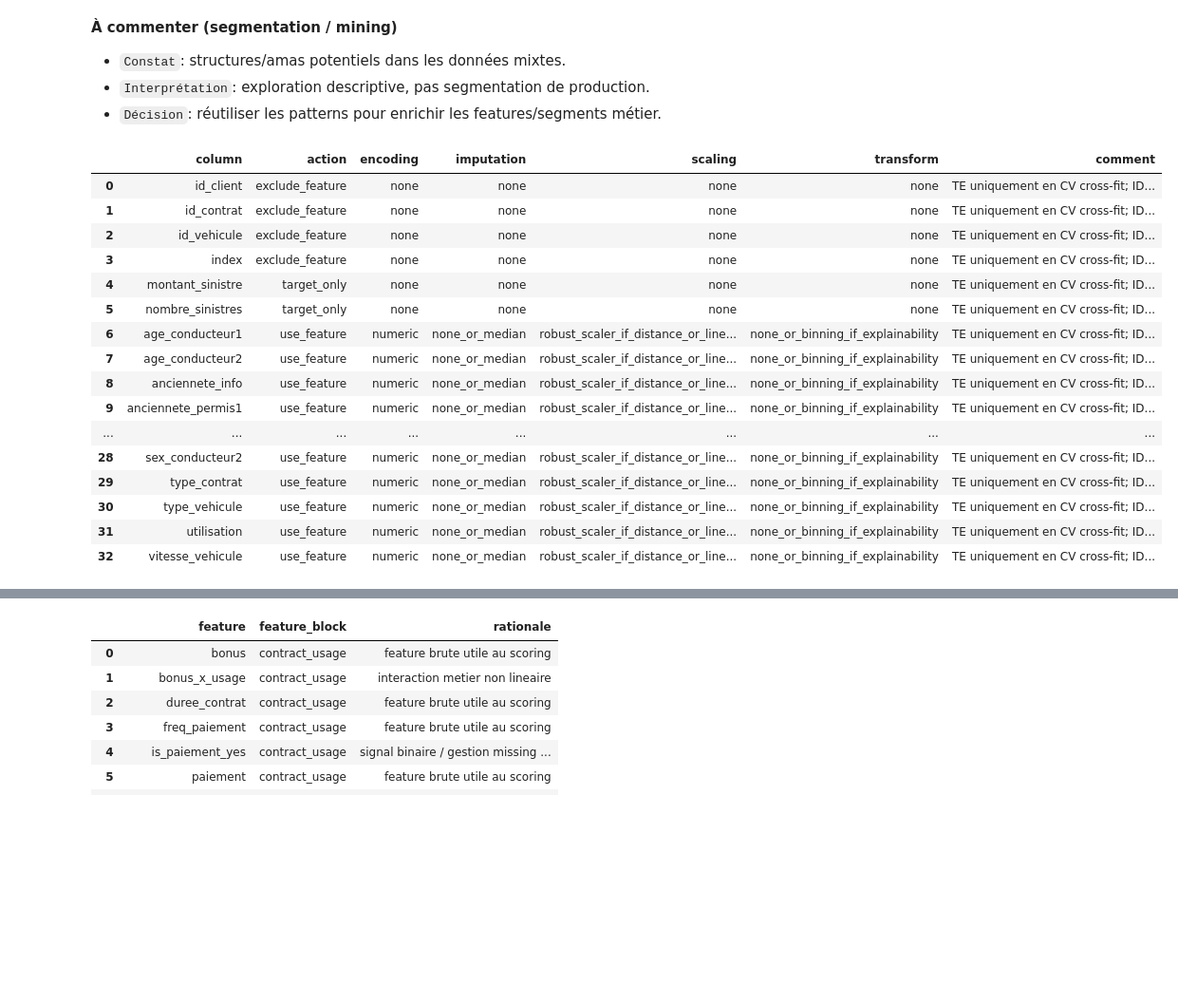
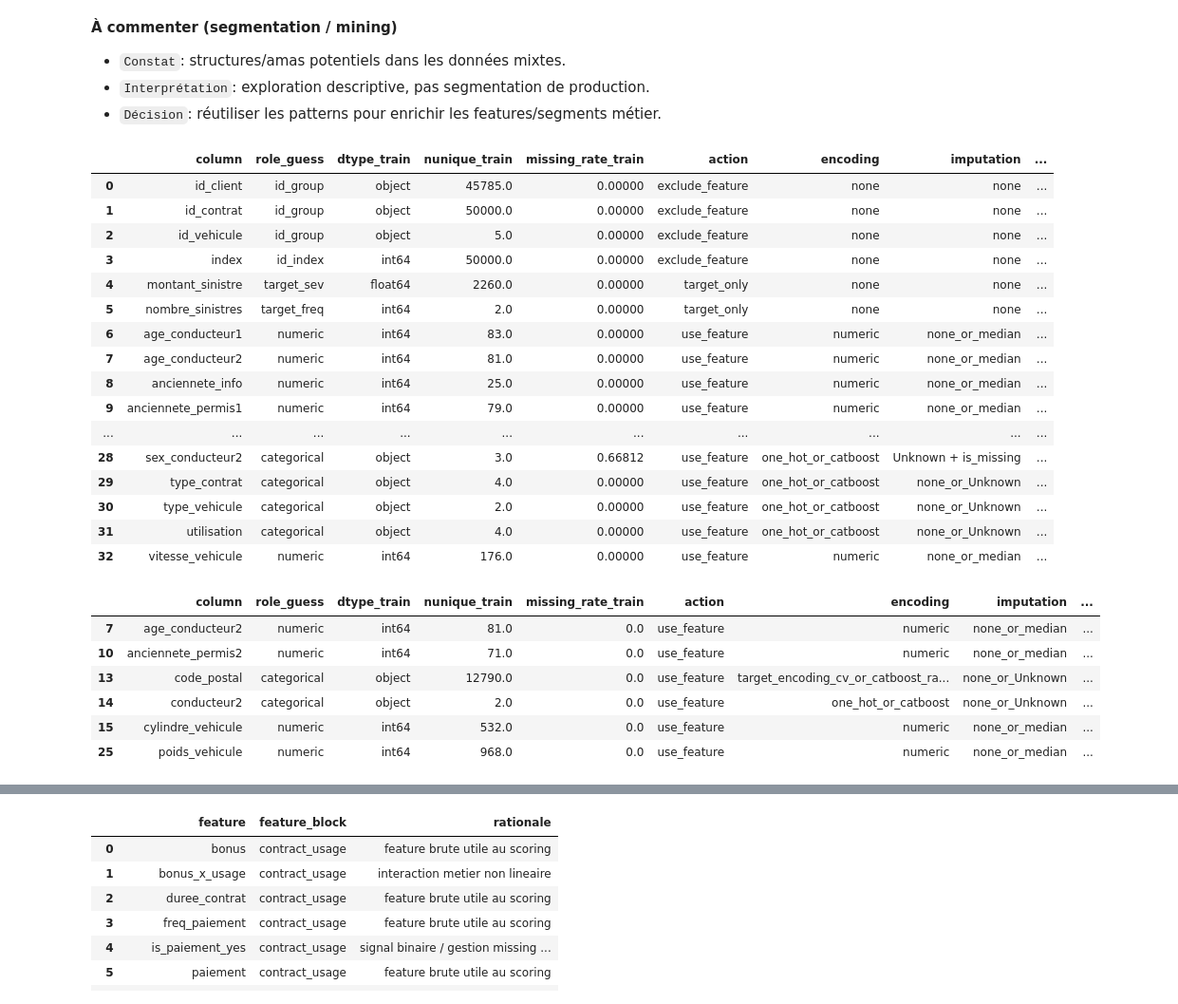
Before and after one commit to Mogramed/Calcul-prime-d-assurance, a Jupyter notebook: notebooks/08_ds_eda_segmentation_preprocessing.ipynb, the cells around one changed output, grey strips where cells are left out. Shown at 95% size. Cells and saved outputs as stored; diff of their text form; code cells hidden in the pictures; blank space fills up the shorter version.

```diff
--- a/notebooks/08_ds_eda_segmentation_preprocessing.ipynb
+++ b/notebooks/08_ds_eda_segmentation_preprocessing.ipynb
@@ -381,23 +388,31 @@ linkage shape: (299, 4)
 # %%
 # Mapping preprocessing + recommandations
 missing_report = compute_missingness_report(train_raw, test_raw, group_cols=None)
-prep_reco = compute_preprocessing_recommendations(data_dict, cardinality, missing_report)
+prep_reco = compute_preprocessing_recommendations(data_dict, cardinality, missing_report, postal_as_categorical=True)
 display(prep_reco.head(50))
+display(prep_reco[prep_reco["column"].isin(["code_postal","cp2","cp3","conducteur2","age_conducteur2","anciennete_permis2","poids_vehicule","cylindre_vehicule"])].sort_values("column"))
 # %% [output]
-|  | column | action | encoding | imputation | scaling | transform | comment |
-| 0 | id_client | exclude_feature | none | none | none | none | TE uniquement en CV cross-fit; ID... |
-| 1 | id_contrat | exclude_feature | none | none | none | none | TE uniquement en CV cross-fit; ID... |
-| 2 | id_vehicule | exclude_feature | none | none | none | none | TE uniquement en CV cross-fit; ID... |
-| 3 | index | exclude_feature | none | none | none | none | TE uniquement en CV cross-fit; ID... |
-| 4 | montant_sinistre | target_only | none | none | none | none | TE uniquement en CV cross-fit; ID... |
-| 5 | nombre_sinistres | target_only | none | none | none | none | TE uniquement en CV cross-fit; ID... |
-| 6 | age_conducteur1 | use_feature | numeric | none_or_median | robust_scaler_if_distance_or_line... | none_or_binning_if_explainability | TE uniquement en CV cross-fit; ID... |
-| 7 | age_conducteur2 | use_feature | numeric | none_or_median | robust_scaler_if_distance_or_line... | none_or_binning_if_explainability | TE uniquement en CV cross-fit; ID... |
-| 8 | anciennete_info | use_feature | numeric | none_or_median | robust_scaler_if_distance_or_line... | none_or_binning_if_explainability | TE uniquement en CV cross-fit; ID... |
-| 9 | anciennete_permis1 | use_feature | numeric | none_or_median | robust_scaler_if_distance_or_line... | none_or_binning_if_explainability | TE uniquement en CV cross-fit; ID... |
-| ... | ... | ... | ... | ... | ... | ... | ... |
-| 28 | sex_conducteur2 | use_feature | numeric | none_or_median | robust_scaler_if_distance_or_line... | none_or_binning_if_explainability | TE uniquement en CV cross-fit; ID... |
-| 29 | type_contrat | use_feature | numeric | none_or_median | robust_scaler_if_distance_or_line... | none_or_binning_if_explainability | TE uniquement en CV cross-fit; ID... |
-| 30 | type_vehicule | use_feature | numeric | none_or_median | robust_scaler_if_distance_or_line... | none_or_binning_if_explainability | TE uniquement en CV cross-fit; ID... |
-| 31 | utilisation | use_feature | numeric | none_or_median | robust_scaler_if_distance_or_line... | none_or_binning_if_explainability | TE uniquement en CV cross-fit; ID... |
-| 32 | vitesse_vehicule | use_feature | numeric | none_or_median | robust_scaler_if_distance_or_line... | none_or_binning_if_explainability | TE uniquement en CV cross-fit; ID... |
+|  | column | role_guess | dtype_train | nunique_train | missing_rate_train | action | encoding | imputation | ... |
+| 0 | id_client | id_group | object | 45785.0 | 0.00000 | exclude_feature | none | none | ... |
+| 1 | id_contrat | id_group | object | 50000.0 | 0.00000 | exclude_feature | none | none | ... |
+| 2 | id_vehicule | id_group | object | 5.0 | 0.00000 | exclude_feature | none | none | ... |
+| 3 | index | id_index | int64 | 50000.0 | 0.00000 | exclude_feature | none | none | ... |
+| 4 | montant_sinistre | target_sev | float64 | 2260.0 | 0.00000 | target_only | none | none | ... |
+| 5 | nombre_sinistres | target_freq | int64 | 2.0 | 0.00000 | target_only | none | none | ... |
+| 6 | age_conducteur1 | numeric | int64 | 83.0 | 0.00000 | use_feature | numeric | none_or_median | ... |
+| 7 | age_conducteur2 | numeric | int64 | 81.0 | 0.00000 | use_feature | numeric | none_or_median | ... |
+| 8 | anciennete_info | numeric | int64 | 25.0 | 0.00000 | use_feature | numeric | none_or_median | ... |
+| 9 | anciennete_permis1 | numeric | int64 | 79.0 | 0.00000 | use_feature | numeric | none_or_median | ... |
+| ... | ... | ... | ... | ... | ... | ... | ... | ... | ... |
+| 28 | sex_conducteur2 | categorical | object | 3.0 | 0.66812 | use_feature | one_hot_or_catboost | Unknown + is_missing | ... |
+| 29 | type_contrat | categorical | object | 4.0 | 0.00000 | use_feature | one_hot_or_catboost | none_or_Unknown | ... |
+| 30 | type_vehicule | categorical | object | 2.0 | 0.00000 | use_feature | one_hot_or_catboost | none_or_Unknown | ... |
+| 31 | utilisation | categorical | object | 4.0 | 0.00000 | use_feature | one_hot_or_catboost | none_or_Unknown | ... |
+| 32 | vitesse_vehicule | numeric | int64 | 176.0 | 0.00000 | use_feature | numeric | none_or_median | ... |
+|  | column | role_guess | dtype_train | nunique_train | missing_rate_train | action | encoding | imputation | ... |
+| 7 | age_conducteur2 | numeric | int64 | 81.0 | 0.0 | use_feature | numeric | none_or_median | ... |
+| 10 | anciennete_permis2 | numeric | int64 | 71.0 | 0.0 | use_feature | numeric | none_or_median | ... |
+| 13 | code_postal | categorical | object | 12790.0 | 0.0 | use_feature | target_encoding_cv_or_catboost_ra... | none_or_Unknown | ... |
+| 14 | conducteur2 | categorical | object | 2.0 | 0.0 | use_feature | one_hot_or_catboost | none_or_Unknown | ... |
+| 15 | cylindre_vehicule | numeric | int64 | 532.0 | 0.0 | use_feature | numeric | none_or_median | ... |
+| 25 | poids_vehicule | numeric | int64 | 968.0 | 0.0 | use_feature | numeric | none_or_median | ... |
```
Also changed, not shown: parts of 6 cells of this notebook, 5 other files.
